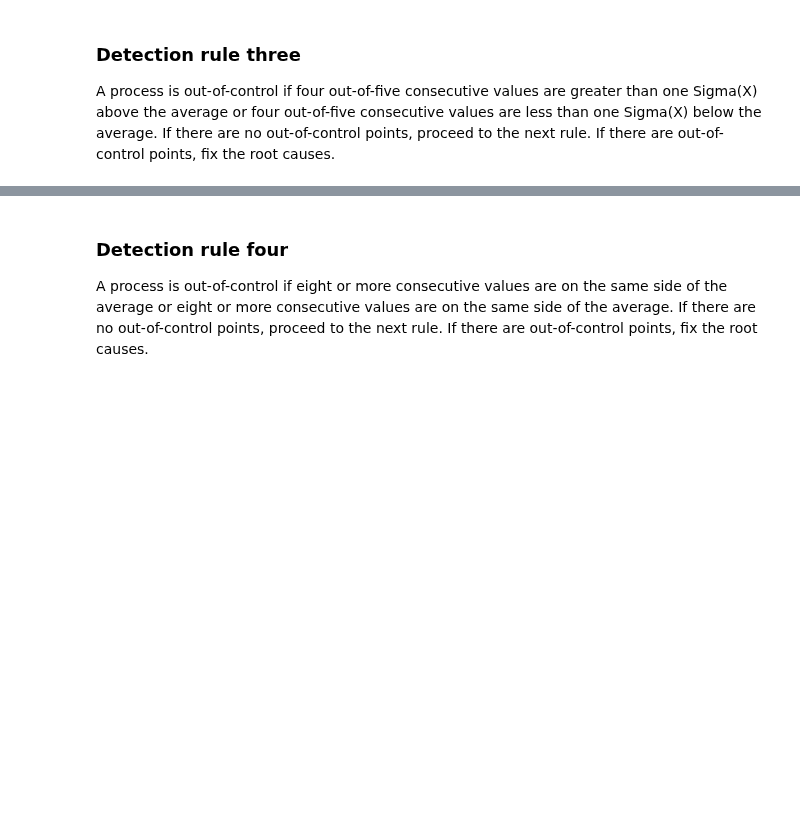
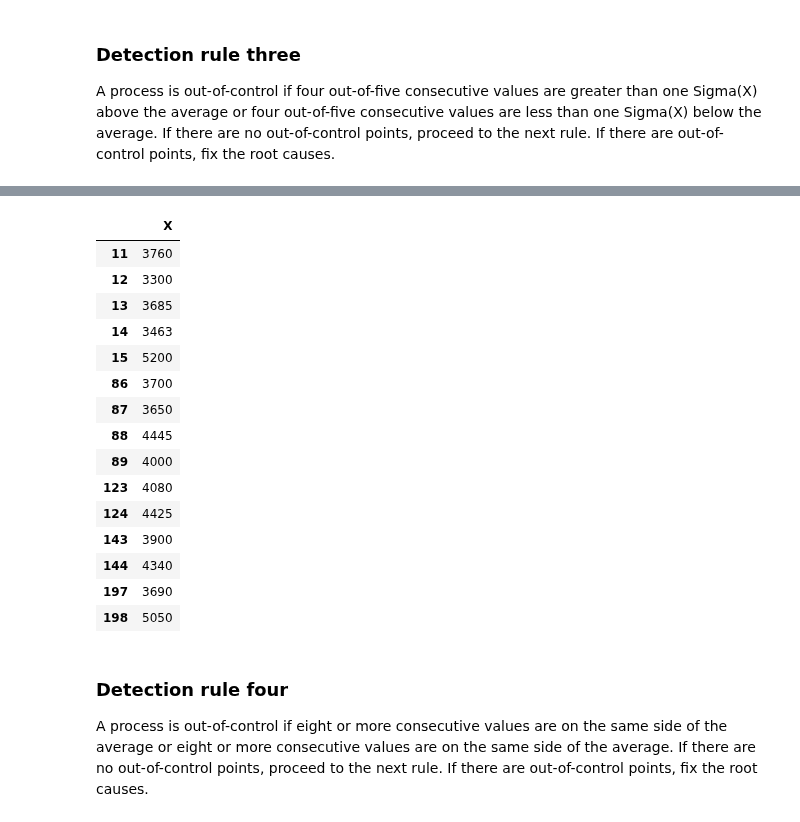
Before and after one commit to tracyyingyingwang/control_charts, a Jupyter notebook: control_charts_xmr.ipynb, the cells around one changed output, grey strips where cells are left out. Saved outputs shown, nothing was run; the diff lists cells and outputs as text; code cells hidden in the pictures; blank space fills up the shorter version.

Commit message:
Add code for rule 3, above and below, for the x control chart

```diff
--- a/control_charts_xmr.ipynb
+++ b/control_charts_xmr.ipynb
@@ -312,3 +308,16 @@ chart_data = chart_data.drop(['above_two_sigma_x',
 # %% [markdown]
 ### Detection rule three
 A process is out-of-control if four out-of-five consecutive values are greater than one Sigma(X) above the average or four out-of-five consecutive values are less than one Sigma(X) below the average.  If there are no out-of-control points, proceed to the next rule. If there are out-of-control points, fix the root causes.
+# %%
+# Create a list with X above 1 sigma
+above_one_sigma_x_list = []
+for value in chart_data['X']:
+    if value >= plus_one_sigma_x:
+        above_one_sigma_x_list.append(1)
+    else:
+        above_one_sigma_x_list.append(0)
+# Create a column from the list.
+chart_data['above_one_sigma_x'] = above_one_sigma_x_list
+# Display points where 4 of 5 consecutive X > 1 sigma.
+chart_data['above_one_sigma_x_rule_3'] = chart_data['above_one_sigma_x'].rolling(5).sum()
+chart_data.loc[(chart_data['above_one_sigma_x_rule_3'] >= 4), ['X']]
@@ -314,0 +340,30 @@ A process is out-of-control if four out-of-five consecutive values are greater t
+# %%
+# Create a list with X below 1 sigma
+below_one_sigma_x_list = []
+for value in chart_data['X']:
+    if value <= minus_one_sigma_x:
+        below_one_sigma_x_list.append(1)
+    else:
+        below_one_sigma_x_list.append(0)
+# Create a column from the list.
+chart_data['below_one_sigma_x'] = below_one_sigma_x_list
+# Display points where 4 of 5 consecutive X < 1 sigma.
+chart_data['below_one_sigma_x_rule_3'] = chart_data['below_one_sigma_x'].rolling(5).sum()
+chart_data.loc[(chart_data['below_one_sigma_x_rule_3'] >= 4), ['X']]
+# %% [output]
+|  | X |
+| 11 | 3760 |
+| 12 | 3300 |
+| 13 | 3685 |
+| 14 | 3463 |
+| 15 | 5200 |
+| 86 | 3700 |
+| 87 | 3650 |
+| 88 | 4445 |
+| 89 | 4000 |
+| 123 | 4080 |
+| 124 | 4425 |
+| 143 | 3900 |
+| 144 | 4340 |
+| 197 | 3690 |
+| 198 | 5050 |
```
Also changed, not shown: parts of 3 cells of this notebook.
